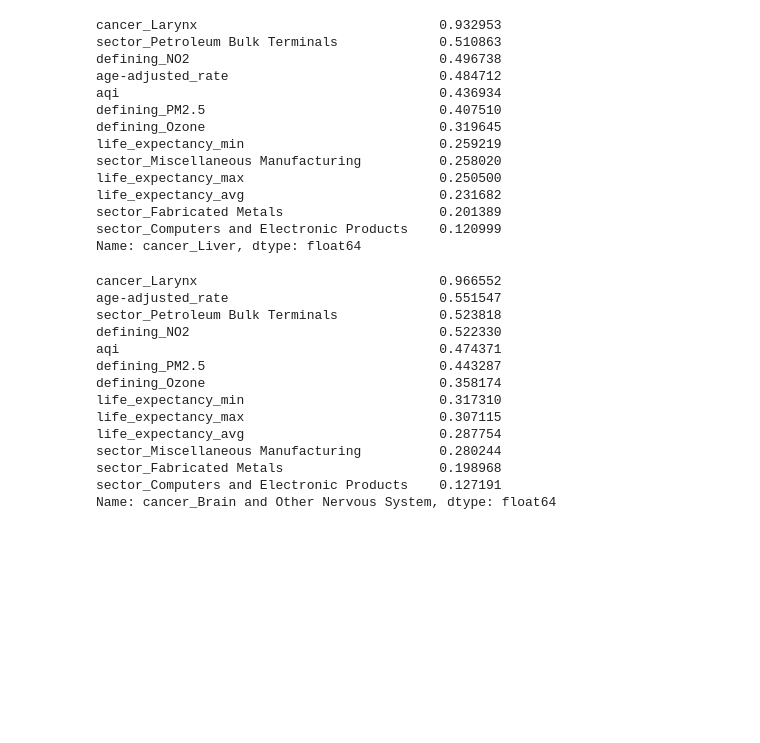
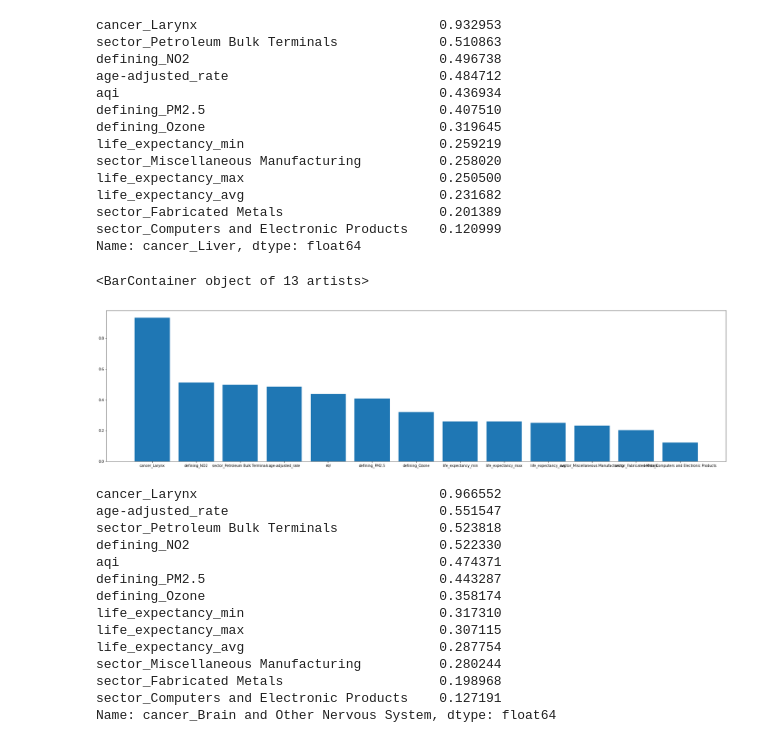
Before and after one commit to adharangaonkar/Health-Consequences-of-Increasing-AQI-and-Industrial-Waste, a Jupyter notebook: Health Consequences of Increasing AQI and Industrial Waste.ipynb, the cells around one changed output. Cells and saved outputs as stored; diff of their text form; code cells hidden in the pictures; blank space fills up the shorter version.

```diff
--- a/Health Consequences of Increasing AQI and Industrial Waste.ipynb
+++ b/Health Consequences of Increasing AQI and Industrial Waste.ipynb
@@ -459,6 +852,12 @@ life_expectancy_avg                         0.231682
 sector_Fabricated Metals                    0.201389
 sector_Computers and Electronic Products    0.120999
 Name: cancer_Liver, dtype: float64
+# %%
+plt.figure(figsize=(32,8))
+plt.bar( height=  df[[c for c in df.columns]].corr()['cancer_Liver'].sort_values(ascending=False)[22:35],x=aaa.index)
+# %% [output]
+<BarContainer object of 13 artists>
+[figure, added]
 # %%
 print(df[[c for c in df.columns]]
       .corr()['cancer_Brain and Other Nervous System'].sort_values(ascending=False)[22:35])
```
Also changed, not shown: parts of 23 cells of this notebook.
